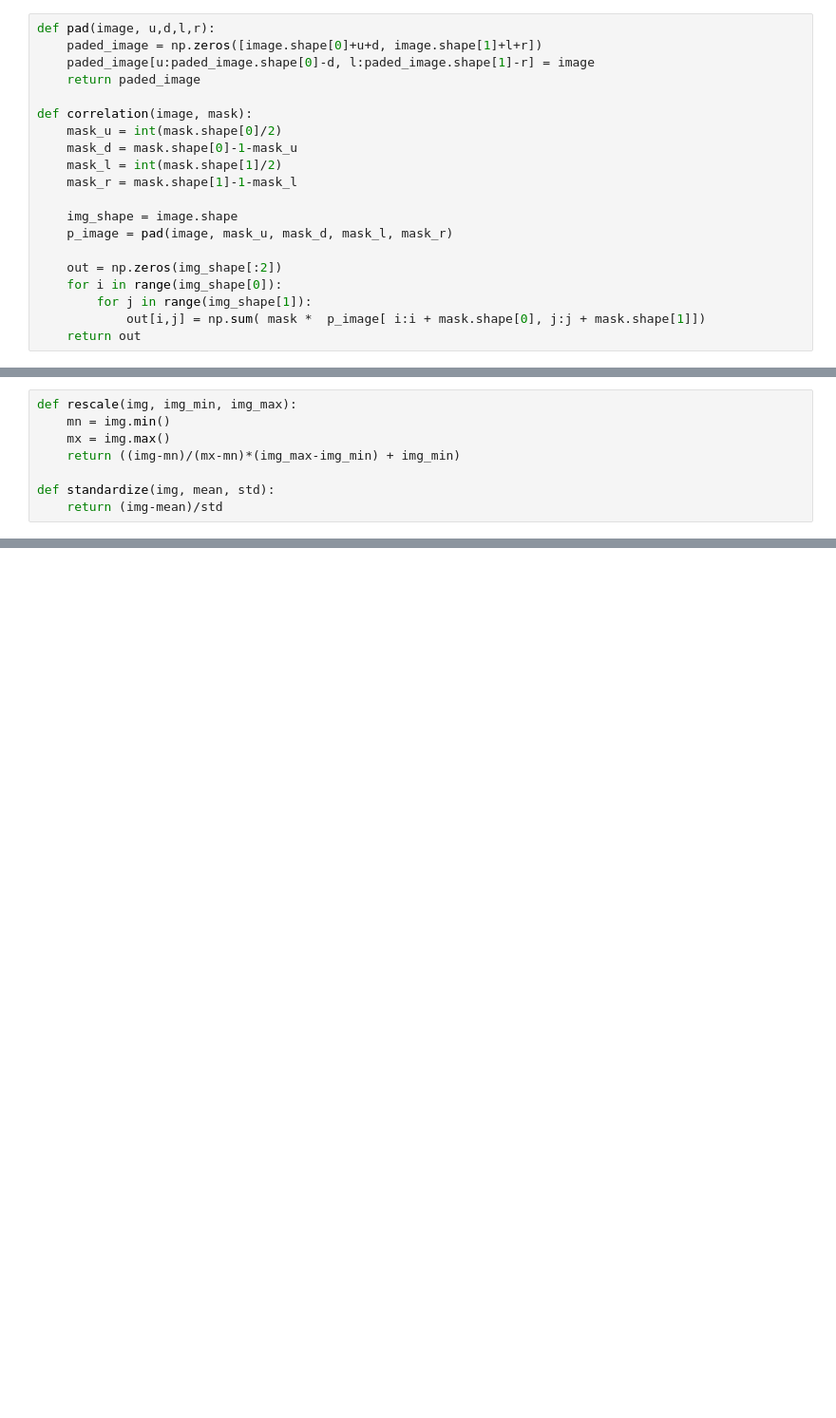
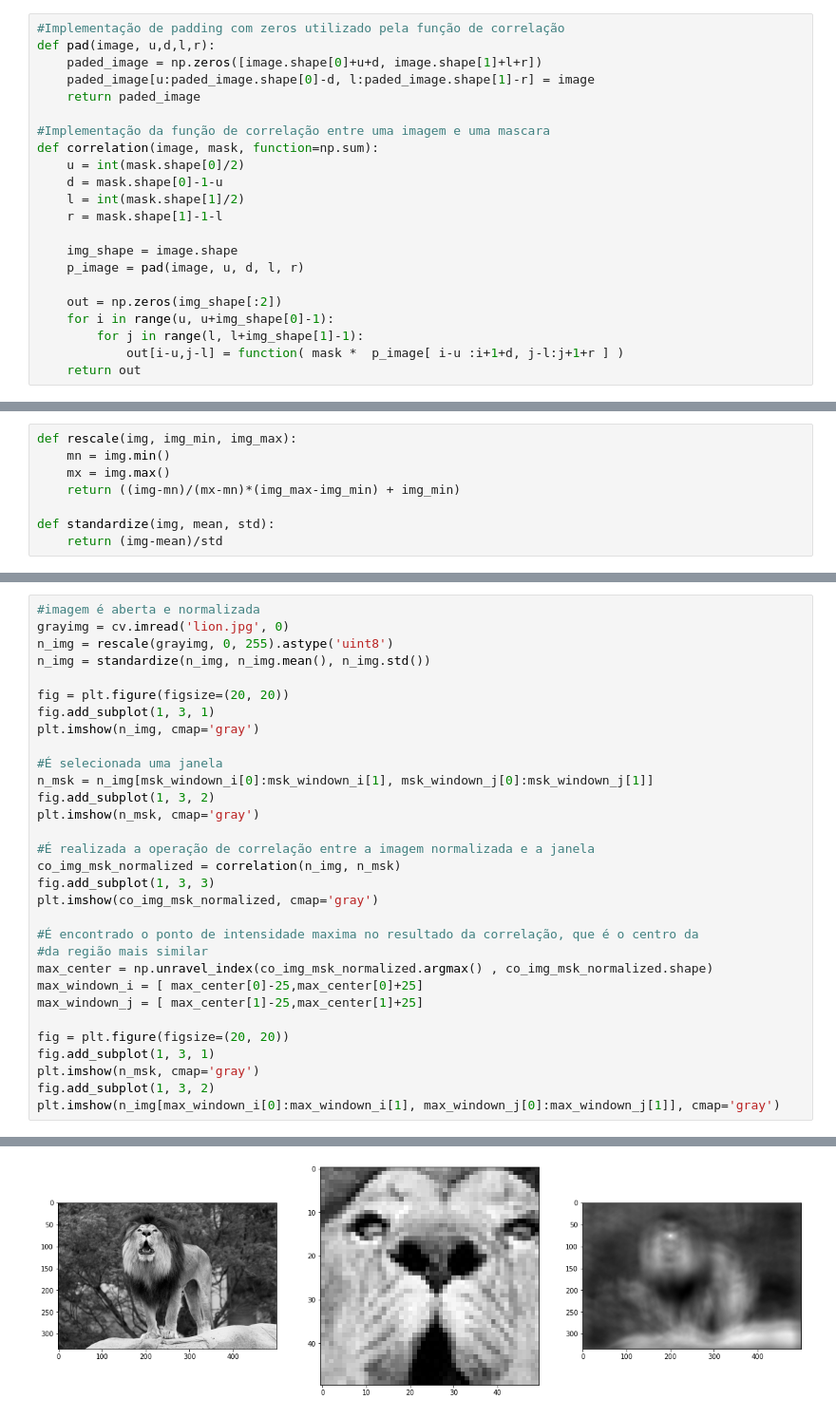
Before and after one commit to felipe-samuel/ComputerVisionProjects, a Jupyter notebook: Aula04-Filtragem.ipynb, the cells around one changed output, grey strips where cells are left out. Shown at 95% size. Saved outputs shown, nothing was run; the diff lists cells and outputs as text; blank space fills up the shorter version.

```diff
--- a/Aula04-Filtragem.ipynb
+++ b/Aula04-Filtragem.ipynb
@@ -16,20 +18,22 @@ from sklearn.preprocessing import normalize
 # %%
+#Implementação de padding com zeros utilizado pela função de correlação
 def pad(image, u,d,l,r):
     paded_image = np.zeros([image.shape[0]+u+d, image.shape[1]+l+r])
     paded_image[u:paded_image.shape[0]-d, l:paded_image.shape[1]-r] = image
     return paded_image
 
-def correlation(image, mask):
-    mask_u = int(mask.shape[0]/2)
-    mask_d = mask.shape[0]-1-mask_u
-    mask_l = int(mask.shape[1]/2)
-    mask_r = mask.shape[1]-1-mask_l
+#Implementação da função de correlação entre uma imagem e uma mascara
+def correlation(image, mask, function=np.sum):
+    u = int(mask.shape[0]/2)
+    d = mask.shape[0]-1-u
+    l = int(mask.shape[1]/2)
+    r = mask.shape[1]-1-l
 
     img_shape = image.shape
-    p_image = pad(image, mask_u, mask_d, mask_l, mask_r)
+    p_image = pad(image, u, d, l, r)
 
     out = np.zeros(img_shape[:2])
-    for i in range(img_shape[0]):
-        for j in range(img_shape[1]):
-            out[i,j] = np.sum( mask *  p_image[ i:i + mask.shape[0], j:j + mask.shape[1]])
+    for i in range(u, u+img_shape[0]-1):
+        for j in range(l, l+img_shape[1]-1):
+            out[i-u,j-l] = function( mask *  p_image[ i-u :i+1+d, j-l:j+1+r ] )
     return out
@@ -342,0 +112,32 @@ for i in range(len(y_grad)):
+# %%
+#imagem é aberta e normalizada
+grayimg = cv.imread('lion.jpg', 0)
+n_img = rescale(grayimg, 0, 255).astype('uint8')
+n_img = standardize(n_img, n_img.mean(), n_img.std())
+
+fig = plt.figure(figsize=(20, 20))
+fig.add_subplot(1, 3, 1)
+plt.imshow(n_img, cmap='gray')
+
+#É selecionada uma janela
+n_msk = n_img[msk_windown_i[0]:msk_windown_i[1], msk_windown_j[0]:msk_windown_j[1]]
+fig.add_subplot(1, 3, 2)
+plt.imshow(n_msk, cmap='gray')
+
+#É realizada a operação de correlação entre a imagem normalizada e a janela
+co_img_msk_normalized = correlation(n_img, n_msk)
+fig.add_subplot(1, 3, 3)
+plt.imshow(co_img_msk_normalized, cmap='gray')
+
+#É encontrado o ponto de intensidade maxima no resultado da correlação, que é o centro da
+#da região mais similar
+max_center = np.unravel_index(co_img_msk_normalized.argmax() , co_img_msk_normalized.shape)
+max_windown_i = [ max_center[0]-25,max_center[0]+25]
+max_windown_j = [ max_center[1]-25,max_center[1]+25]
+
+fig = plt.figure(figsize=(20, 20))
+fig.add_subplot(1, 3, 1)
+plt.imshow(n_msk, cmap='gray')
+fig.add_subplot(1, 3, 2)
+plt.imshow(n_img[max_windown_i[0]:max_windown_i[1], max_windown_j[0]:max_windown_j[1]], cmap='gray')
+# %% [output]
@@ -342,0 +145 @@ for i in range(len(y_grad)):
+[figure, added]
```
Also changed, not shown: parts of 61 cells of this notebook.
